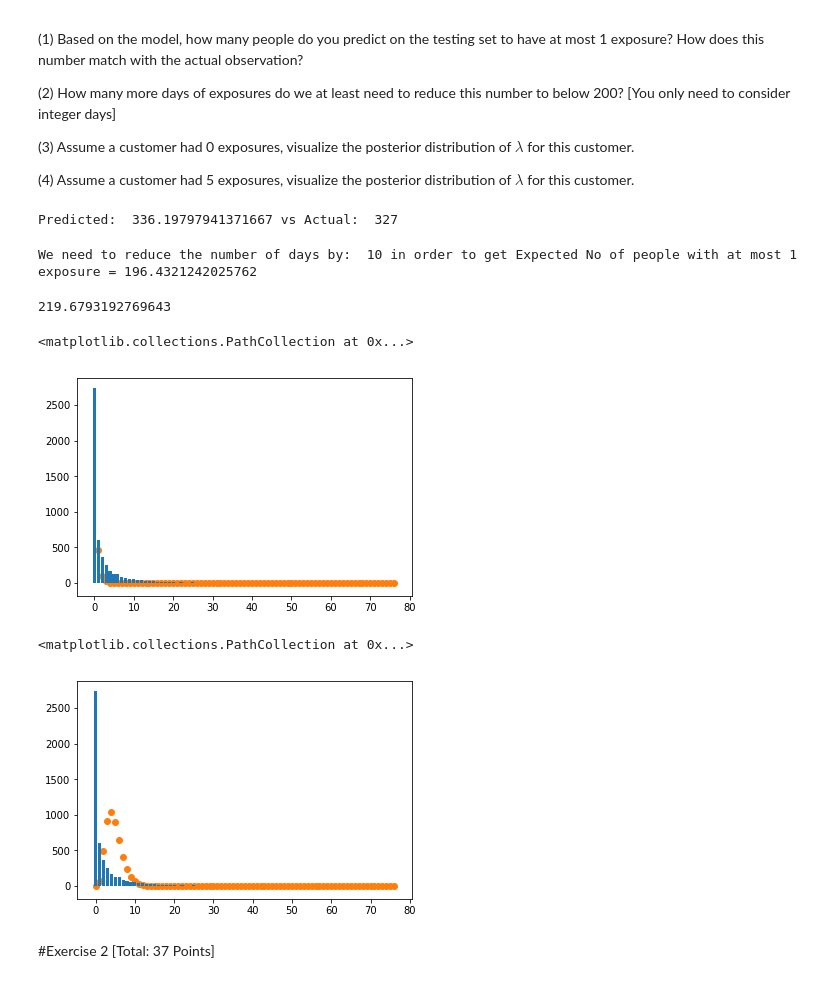
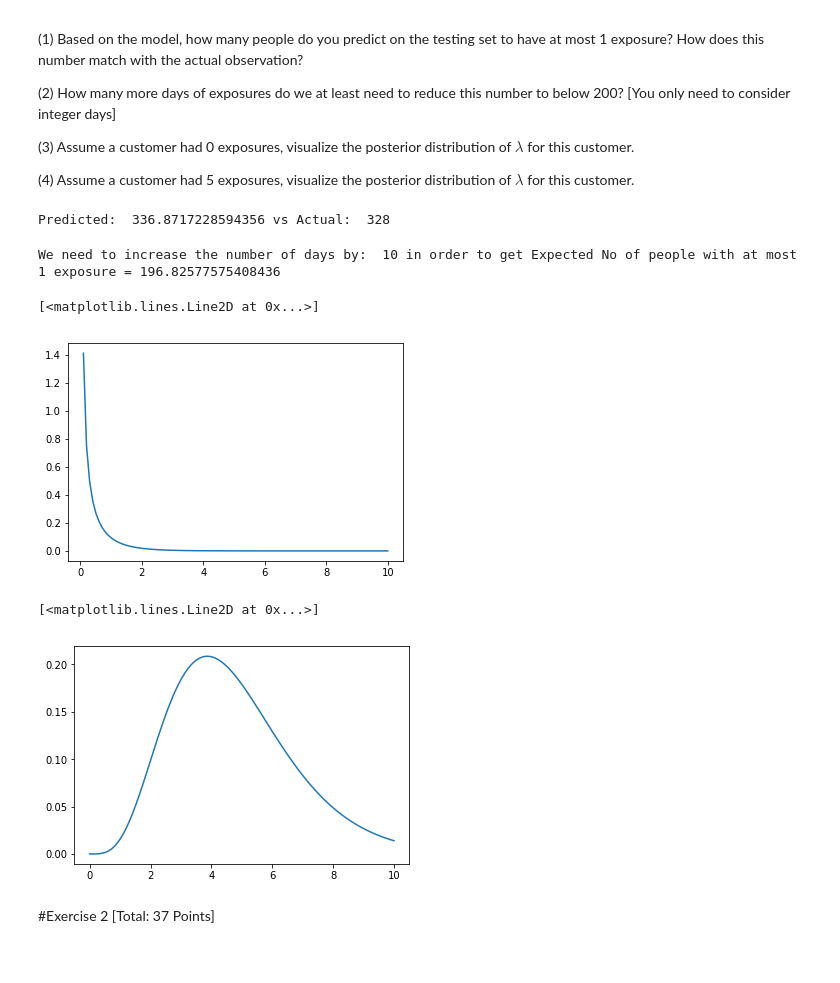
Before and after one commit to alex-papaioannou/BA, a Jupyter notebook: aap2204_hw3.ipynb, the cells around one changed output. Saved outputs shown, nothing was run; the diff lists cells and outputs as text; code cells hidden in the pictures.

```diff
--- a/aap2204_hw3.ipynb
+++ b/aap2204_hw3.ipynb
@@ -104,19 +107,19 @@ For the model accuracy, let's use the joint log likelihood. Again, the higher th
 Based on the result, rank the model performance from the highest to the lowest.
 # %%
 #don't remove this line (otherwise, you lose 2 points)
-np.random.seed(30)
+seed_ = np.random.seed(30)
 
 #shuffle and split
 from sklearn.utils import shuffle
-Ad = shuffle(Ad)
-
+Ad = shuffle(Ad.copy(), random_state=seed_)
+# Ad.head()
 # Splitting the dataset to training, validation and testing
 # Training set
 Ad_training = Ad[0:4000]
 # Validation set
-Ad_validation = Ad[4001:4500]
+Ad_validation = Ad[4000:4500]
 # Testing set
-Ad_testing = Ad[4501:5000]
+Ad_testing = Ad[4500:5000]
 # %%
 #Model1
 Exposures_m1=Ad_training["Exposures"].values
@@ -224,14 +260,26 @@ def neg_LL_m4(betas):
   Joint_LL_m4=np.sum(ind_LL_m4)
   return -Joint_LL_m4
 
-guess_m4=np.random.rand(2)
-betas_m4=minimize(neg_LL_m4,guess_m4,method="BFGS").x
+best = 1e10
+for i in range(100):
+  #randomly select a starting point
+  guess_m4=np.random.rand(2)
+  # start minimization
+  result_m4=minimize(neg_LL_m4,guess_m4,method="BFGS")
+  if result_m4.fun < best:
+    betas_m4=result_m4.x
+    #recover alpha, gamma
+    alpha_h_m4=np.exp(betas_m4[0])
+    gamma_h_m4=np.exp(betas_m4[1])
 
-#recover alpha, gamma
-alpha_m4=np.exp(betas_m4[0])
-gamma_m4=np.exp(betas_m4[1])
+print('The estimated value of α is α_hat =', alpha_h_m4, 'and γ_hat =', gamma_h_m4)
 
-# print(alpha_m4,gamma_m4)
+Exposures_m4_validation=Ad_validation["Exposures"].values
+#individual likelihood
+ind_L_h_m4=spsp.gamma(gamma_h_m4+Exposures_m4_validation)/spsp.gamma(gamma_h_m4)/spsp.gamma(Exposures_m4_validation+1)\
+*(1/(1+alpha_h_m4))**Exposures_m4_validation*(alpha_h_m4/(1+alpha_h_m4))**gamma_h_m4
+#joint log likelihood
+Joint_LL_h_m4=np.sum(ind_L_h_m4)
 
-print('For α =', alpha_m4, 'and γ =', gamma_m4, ', the value of the joint log likelihood is: ', -neg_LL_m4([betas_m4[0],betas_m4[1]]) )
+print('The value of the joint log likelihood in the validation dataset is: ', Joint_LL_h_m4)
 # %% [output]
@@ -340,31 +388,28 @@ Assume that we decide to stick to NBD model, we want to use this model to do som
 Exposures_m4 = Ad_testing["Exposures"].values
 mkt_size = len(Ad_testing)
 x_m4_new = np.arange(0, np.max(Exposures_m4+1))
-PMF_m4_new =spsp.gamma(gamma_m4+x_m4_new)/spsp.gamma(gamma_m4)/spsp.gamma(x_m4_new+1)*(1/(1+alpha_m4))**x_m4_new*(alpha_m4/(1+alpha_m4))**gamma_m4
+PMF_m4_new = spsp.gamma(gamma_m4+x_m4_new)/spsp.gamma(gamma_m4)/spsp.gamma(x_m4_new+1)*(1/(1+alpha_m4))**x_m4_new*(alpha_m4/(1+alpha_m4))**gamma_m4
 prediction_m4_new =  PMF_m4_new*mkt_size
 No_of_people_ = np.sum(prediction_m4_new[0:2])
 print('Predicted: ', No_of_people_, 'vs Actual: ', len(Ad_testing[Ad_testing['Exposures']<=1]))
 # %% [output]
-Predicted:  336.19797941371667 vs Actual:  327
+Predicted:  336.8717228594356 vs Actual:  328
 # %%
 # (2)
 Exposures_m4 = Ad_testing["Exposures"].values
 mkt_size = len(Ad_testing)
 #x UNITS of time
 for i in range(1,500):
+  alpha_ = alpha_m4#/i
   x_m4_new = np.arange(0, np.max(Exposures_m4+1))
-  PMF_m4_new = spsp.gamma(gamma_m4+x_m4_new)/spsp.gamma(gamma_m4)/spsp.gamma(x_m4_new+1)*(i/(i+alpha_m4))**x_m4_new*(alpha_m4/(i+alpha_m4))**gamma_m4
+  PMF_m4_new = spsp.gamma(gamma_m4+x_m4_new)/spsp.gamma(gamma_m4)/spsp.gamma(x_m4_new+1)*(i/(i+alpha_))**x_m4_new*(alpha_/(i+alpha_))**gamma_m4
   prediction_m4_new =  PMF_m4_new * mkt_size
   No_of_people_ = np.sum(prediction_m4_new[0:2])
   if No_of_people_<= 200:
-    print('We need to reduce the number of days by: ', i, 'in order to get Expected No of people with at most 1 exposure =', No_of_people_)
+    print('We need to increase the number of days by: ', i, 'in order to get Expected No of people with at most 1 exposure =', No_of_people_)
     break
-
-No_of_additional_exposures = 200*(alpha_m4+1)-gamma_m4
-No_of_additional_exposures # or less
 # %% [output]
-We need to reduce the number of days by:  10 in order to get Expected No of people with at most 1 exposure = 196.4321242025762
+We need to increase the number of days by:  10 in order to get Expected No of people with at most 1 exposure = 196.82577575408436
-219.6793192769643
 # %%
 # (3)
 Exposures_m4_all = Ad["Exposures"].values
@@ -373,36 +418,30 @@ Exposures_m4_all = Ad["Exposures"].values
 NBD_POST=(gamma_m4+Exposures_m4_all)/(alpha_m4+1)
 Ad=Ad.assign(NBD_POST=NBD_POST)
 Ad
-Exposures_m4_all = Ad["Exposures"].values
 mkt_size = len(Ad)
-x_ = np.arange(0, np.max(Exposures_m4_all+1))
-PMF_ = ( ( (alpha_m4+1)**(gamma_m4+0) )/spsp.gamma(gamma_m4+0) ) * x_**(gamma_m4+0-1) * np.exp( -(alpha_m4+1)* x_ )
-prediction_ =  PMF_ * mkt_size
-Tally_ = Ad.groupby(["Exposures"]).count()
-plt.bar(Tally_.index.values,Tally_.iloc[:,0].values)
-plt.scatter(x_,prediction_)
+x_ = np.linspace(0, 10, 100)
+PDF_ = ( ( (alpha_m4+1)**(gamma_m4+0) )/spsp.gamma(gamma_m4+0) ) * x_**(gamma_m4+0-1) * np.exp( -(alpha_m4+1)* x_ )
+prediction_ =  PDF_
+plt.plot(x_,prediction_)
 # %% [output]
-<matplotlib.collections.PathCollection at 0x...>
+[<matplotlib.lines.Line2D at 0x...>]
-[figure, old version]
+[figure, new version]
 # %%
 # (4)
 Exposures_m4_all = Ad["Exposures"].values
 
 # Expected posterior exposures
 NBD_POST=(gamma_m4+Exposures_m4_all)/(alpha_m4+1)
 Ad=Ad.assign(NBD_POST=NBD_POST)
 Ad
-Exposures_m4_all = Ad["Exposures"].values
 mkt_size = len(Ad)
-x_ = np.arange(0, np.max(Exposures_m4_all+1))
+x_ = np.linspace(0, 10, 100)
 PMF_ = ( ( (alpha_m4+1)**(gamma_m4+5) )/spsp.gamma(gamma_m4+5) ) * x_**(gamma_m4+5-1) * np.exp( -(alpha_m4+1)* x_ )
-prediction_ =  PMF_ * mkt_size
-Tally_ = Ad.groupby(["Exposures"]).count()
-plt.bar(Tally_.index.values,Tally_.iloc[:,0].values)
-plt.scatter(x_,prediction_)
+prediction_ =  PMF_ #* mkt_size
+plt.plot(x_,prediction_)
 # %% [output]
-<matplotlib.collections.PathCollection at 0x...>
+[<matplotlib.lines.Line2D at 0x...>]
-[figure, old version]
+[figure, new version]
 # %% [markdown]
 #Exercise 2 [Total: 37  Points]
 # %% [markdown]
```
Also changed, not shown: parts of 23 cells of this notebook.
